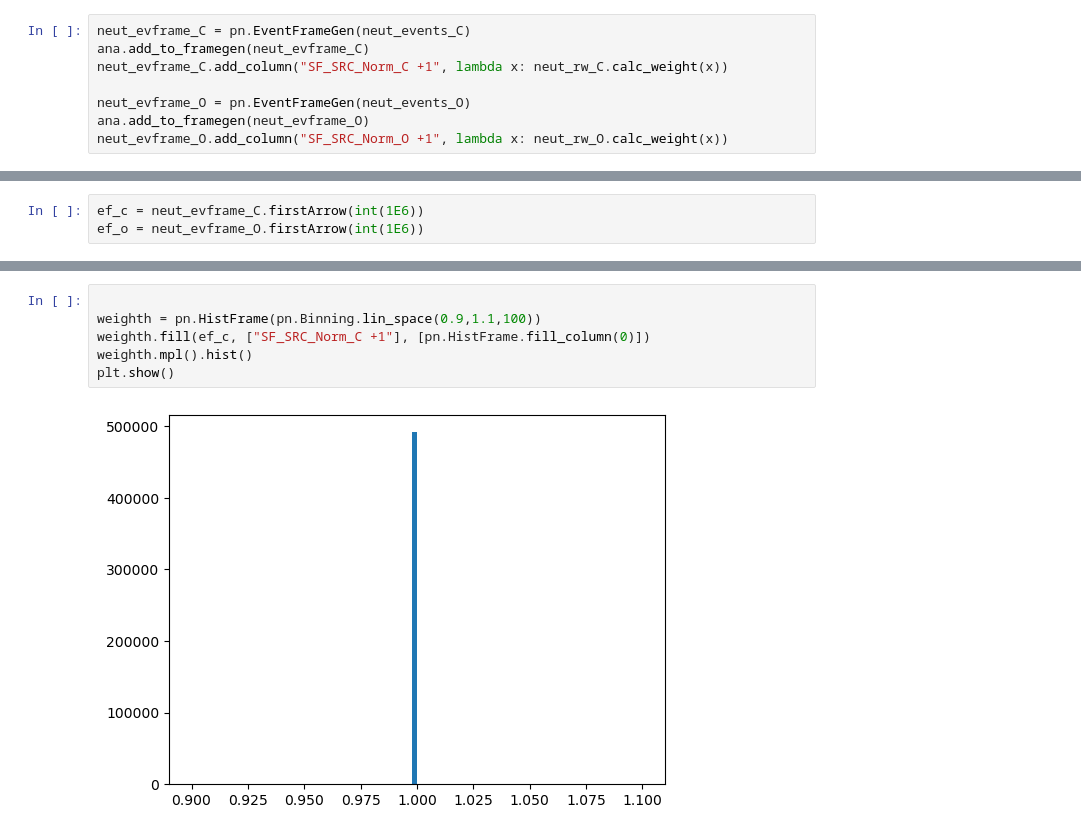
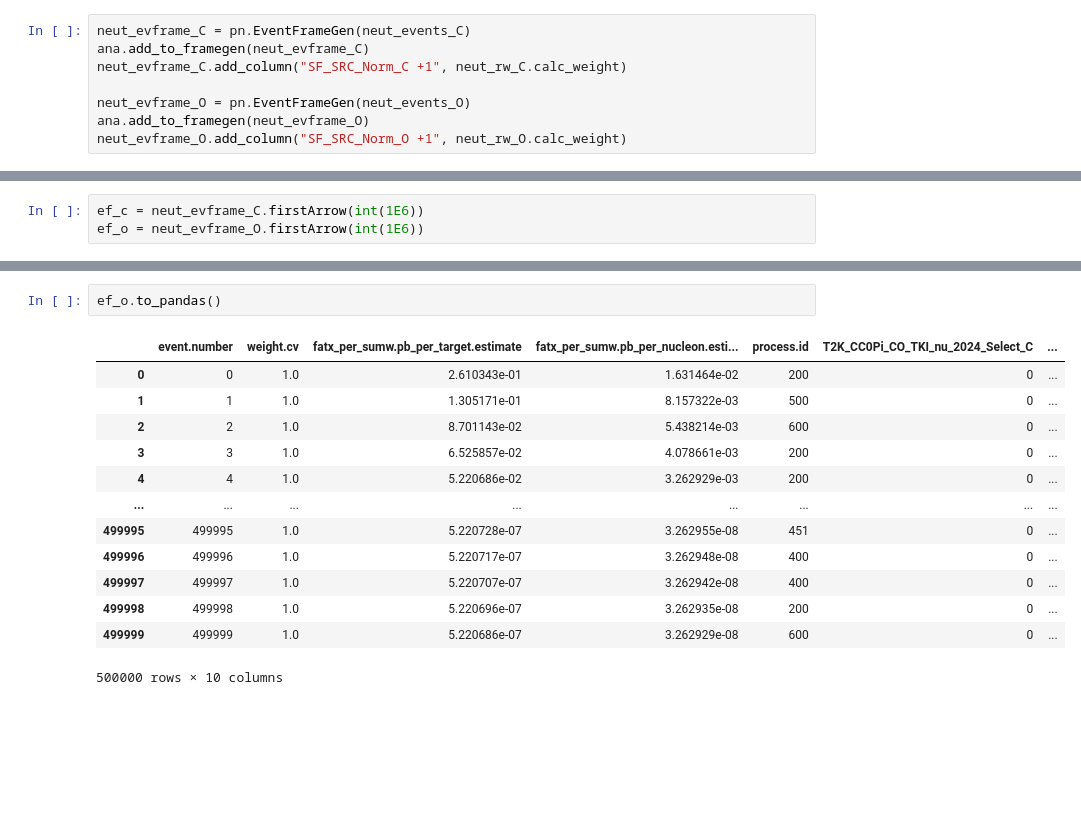
Before and after one commit to NUISANCEMC/notebooks, a Jupyter notebook: T2K_CO_TKI.ipynb, the cells around one changed output, grey strips where cells are left out. Drawn from its saved outputs; the diff is of its cells as text; blank space fills up the shorter version.

```diff
--- a/T2K_CO_TKI.ipynb
+++ b/T2K_CO_TKI.ipynb
@@ -163,11 +167,11 @@ neut_rw_O.set_parameters({"SRCFrac_O": 0.66})
 # %%
 neut_evframe_C = pn.EventFrameGen(neut_events_C)
 ana.add_to_framegen(neut_evframe_C)
-neut_evframe_C.add_column("SF_SRC_Norm_C +1", lambda x: neut_rw_C.calc_weight(x))
+neut_evframe_C.add_column("SF_SRC_Norm_C +1", neut_rw_C.calc_weight)
 
 neut_evframe_O = pn.EventFrameGen(neut_events_O)
 ana.add_to_framegen(neut_evframe_O)
-neut_evframe_O.add_column("SF_SRC_Norm_O +1", lambda x: neut_rw_O.calc_weight(x))
+neut_evframe_O.add_column("SF_SRC_Norm_O +1", neut_rw_O.calc_weight)
 # %% [output]
 <pyNUISANCE._pyNUISANCE.EventFrameGen at 0x...>
 # %%
@@ -192,8 +180,16 @@ ef_c.to_pandas()
-# %%
-
-weighth = pn.HistFrame(pn.Binning.lin_space(0.9,1.1,100))
-weighth.fill(ef_c, ["SF_SRC_Norm_C +1"], [pn.HistFrame.fill_column(0)])
-weighth.mpl().hist()
-plt.show()
-# %% [output]
-[figure, removed]
+# %%
+ef_o.to_pandas()
+# %% [output]
+|  | event.number | weight.cv | fatx_per_sumw.pb_per_target.estimate | fatx_per_sumw.pb_per_nucleon.esti... | process.id | T2K_CC0Pi_CO_TKI_nu_2024_Select_C | ... |
+| 0 | 0 | 1.0 | 2.610343e-01 | 1.631464e-02 | 200 | 0 | ... |
+| 1 | 1 | 1.0 | 1.305171e-01 | 8.157322e-03 | 500 | 0 | ... |
+| 2 | 2 | 1.0 | 8.701143e-02 | 5.438214e-03 | 600 | 0 | ... |
+| 3 | 3 | 1.0 | 6.525857e-02 | 4.078661e-03 | 200 | 0 | ... |
+| 4 | 4 | 1.0 | 5.220686e-02 | 3.262929e-03 | 200 | 0 | ... |
+| ... | ... | ... | ... | ... | ... | ... | ... |
+| 499995 | 499995 | 1.0 | 5.220728e-07 | 3.262955e-08 | 451 | 0 | ... |
+| 499996 | 499996 | 1.0 | 5.220717e-07 | 3.262948e-08 | 400 | 0 | ... |
+| 499997 | 499997 | 1.0 | 5.220707e-07 | 3.262942e-08 | 400 | 0 | ... |
+| 499998 | 499998 | 1.0 | 5.220696e-07 | 3.262935e-08 | 200 | 0 | ... |
+| 499999 | 499999 | 1.0 | 5.220686e-07 | 3.262929e-08 | 600 | 0 | ... |
+500000 rows × 10 columns
```
Also changed, not shown: parts of 5 cells of this notebook.
